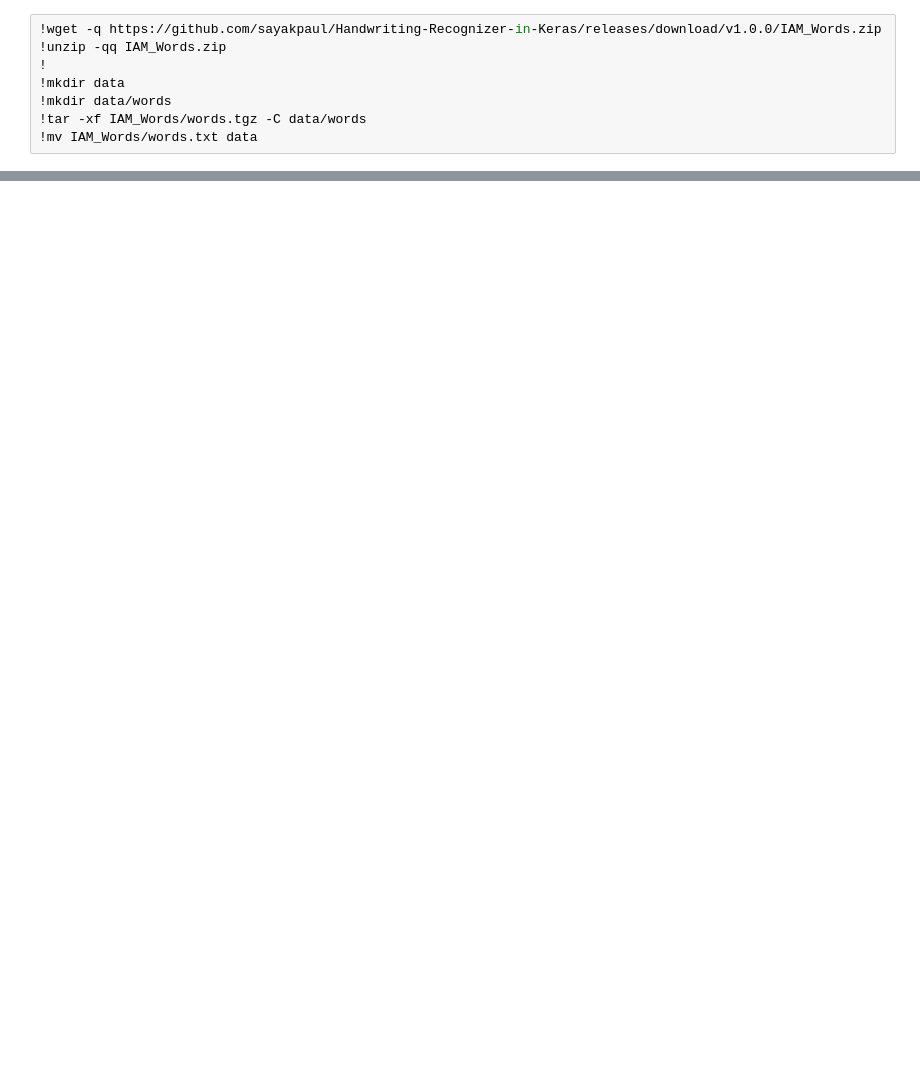
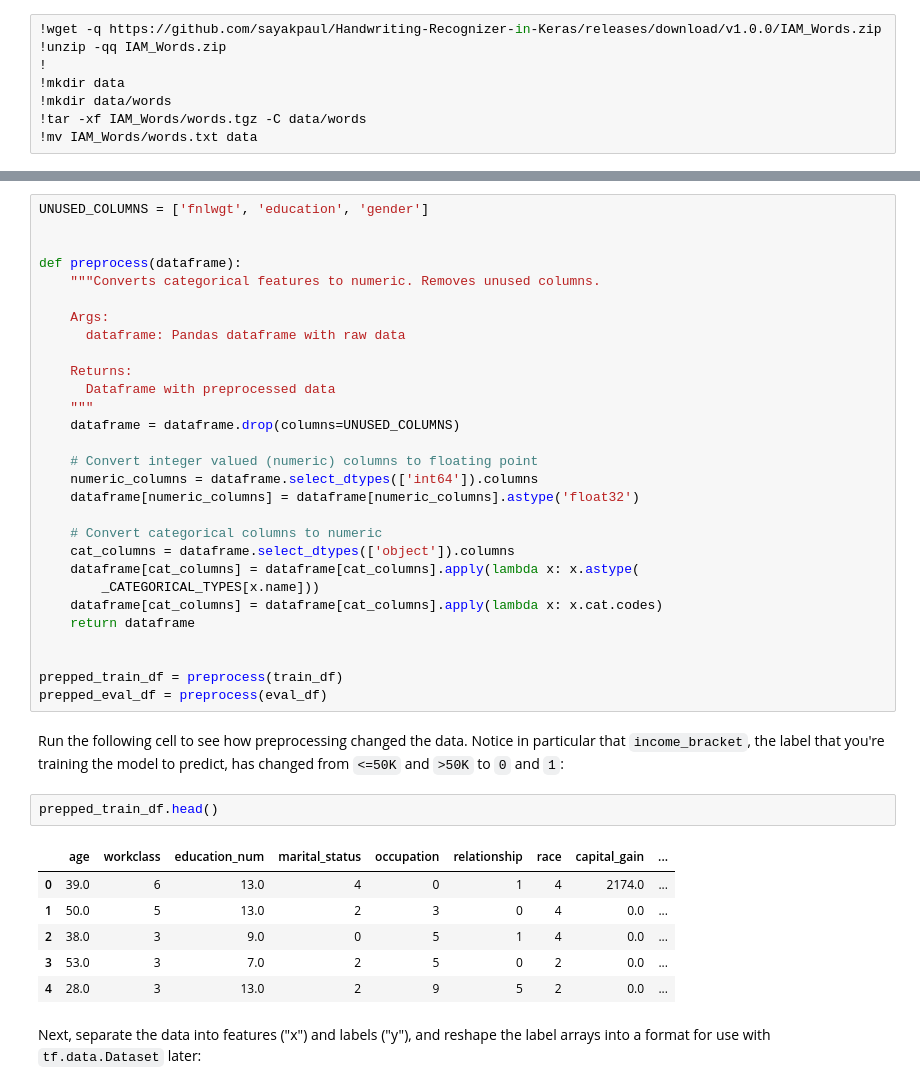
Before and after one commit to difinative/k8-performance-check, a Jupyter notebook: notebooks/tensorflow/getting-started-keras.ipynb, the cells around one changed output, grey strips where cells are left out. Saved outputs shown, nothing was run; the diff lists cells and outputs as text; blank space fills up the shorter version.

```diff
--- a/notebooks/tensorflow/getting-started-keras.ipynb
+++ b/notebooks/tensorflow/getting-started-keras.ipynb
@@ -367,0 +2132,42 @@ ________________________________________________________________________________
+# %%
+UNUSED_COLUMNS = ['fnlwgt', 'education', 'gender']
+
+
+def preprocess(dataframe):
+    """Converts categorical features to numeric. Removes unused columns.
+
+    Args:
+      dataframe: Pandas dataframe with raw data
+
+    Returns:
+      Dataframe with preprocessed data
+    """
+    dataframe = dataframe.drop(columns=UNUSED_COLUMNS)
+
+    # Convert integer valued (numeric) columns to floating point
+    numeric_columns = dataframe.select_dtypes(['int64']).columns
+    dataframe[numeric_columns] = dataframe[numeric_columns].astype('float32')
+
+    # Convert categorical columns to numeric
+    cat_columns = dataframe.select_dtypes(['object']).columns
+    dataframe[cat_columns] = dataframe[cat_columns].apply(lambda x: x.astype(
+        _CATEGORICAL_TYPES[x.name]))
+    dataframe[cat_columns] = dataframe[cat_columns].apply(lambda x: x.cat.codes)
+    return dataframe
+
+
+prepped_train_df = preprocess(train_df)
+prepped_eval_df = preprocess(eval_df)
+# %% [markdown]
+Run the following cell to see how preprocessing changed the data. Notice in particular that `income_bracket`, the label that you're training the model to predict, has changed from `<=50K` and `>50K` to `0` and `1`:
+# %%
+prepped_train_df.head()
+# %% [output]
+|  | age | workclass | education_num | marital_status | occupation | relationship | race | capital_gain | ... |
+| 0 | 39.0 | 6 | 13.0 | 4 | 0 | 1 | 4 | 2174.0 | ... |
+| 1 | 50.0 | 5 | 13.0 | 2 | 3 | 0 | 4 | 0.0 | ... |
+| 2 | 38.0 | 3 | 9.0 | 0 | 5 | 1 | 4 | 0.0 | ... |
+| 3 | 53.0 | 3 | 7.0 | 2 | 5 | 0 | 2 | 0.0 | ... |
+| 4 | 28.0 | 3 | 13.0 | 2 | 9 | 5 | 2 | 0.0 | ... |
+# %% [markdown]
+Next, separate the data into features ("x") and labels ("y"), and reshape the label arrays into a format for use with `tf.data.Dataset` later:
```
Also changed, not shown: parts of 141 cells of this notebook.
